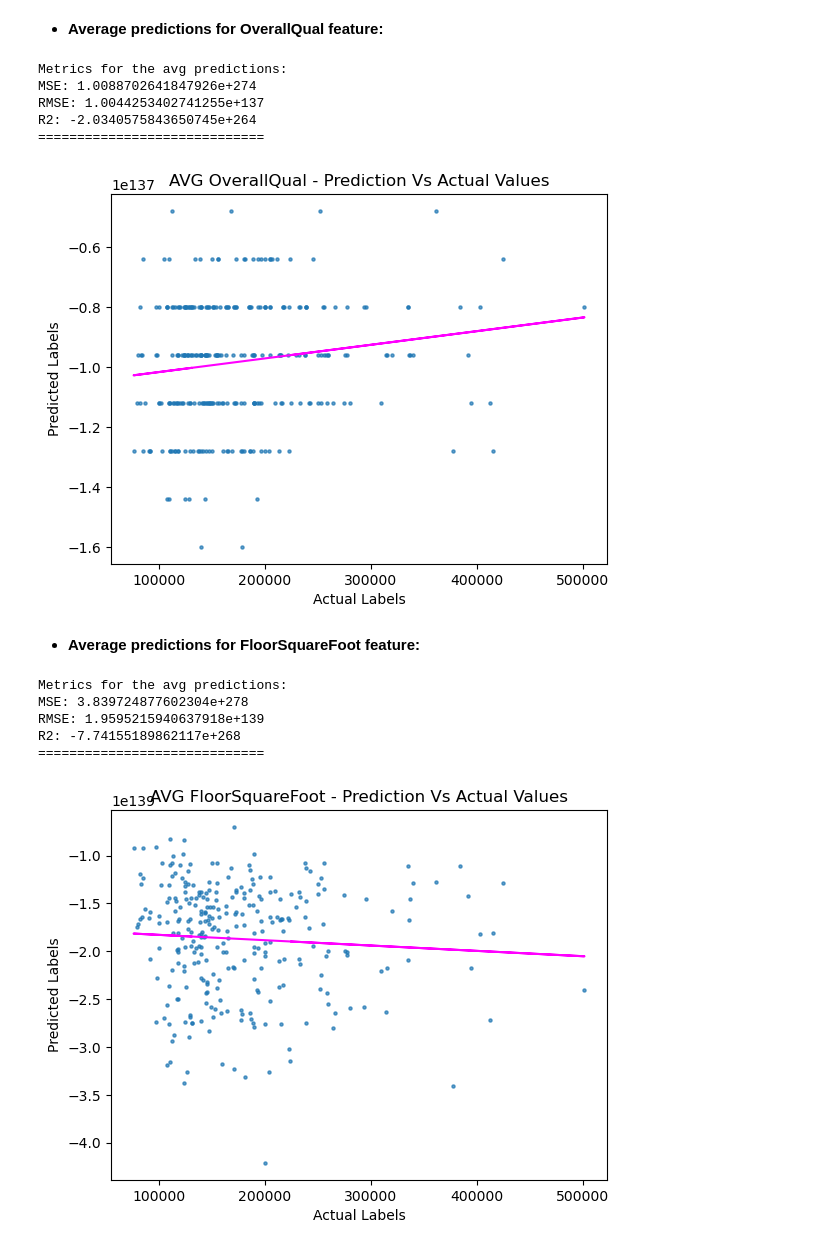
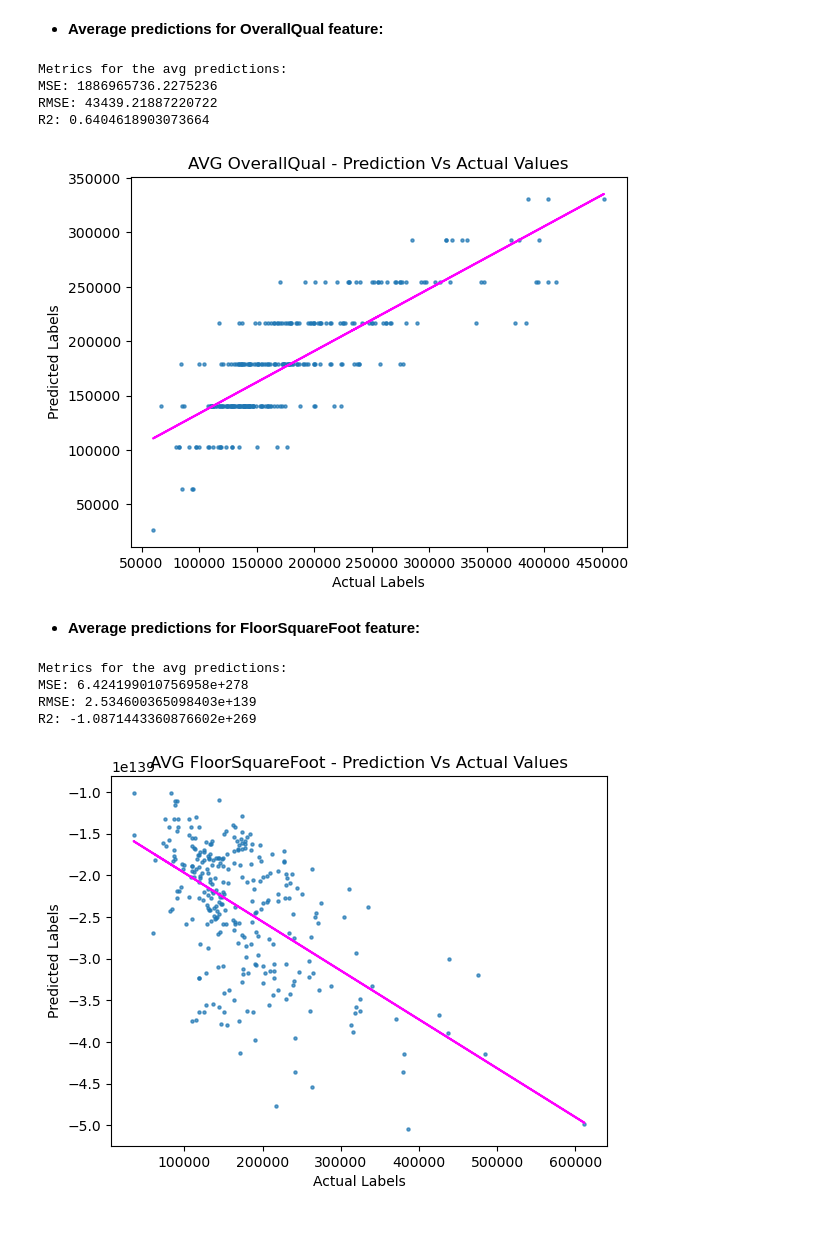
Before and after one commit to carlosopr/g-labs, a Jupyter notebook: project01/house_prices.ipynb, the cells around one changed output. Cells and saved outputs as stored; diff of their text form; code cells hidden in the pictures.

```diff
--- a/project01/house_prices.ipynb
+++ b/project01/house_prices.ipynb
@@ -177,5 +187,6 @@ X_train_f2, y_train, X_test_f2, y_test = preprocess.split_data(X_f2, y, 0.8)
 Training the model:
 # %%
 # Training the model with the data
-model_dict_f2, errors_f2 = model.train(X_train_f2, y_train, epochs=30, print_error_interval=10, alpha=0.01)
+model_f2 = CustomModel()
+model_dict_f2, errors_f2 = model_f2.train(X_train_f2, y_train_f2, epochs=TOTAL_EPOCHS, print_error_interval=ERROR_INTERVAL, alpha=LEARNING_RATE)
 # %% [output]
@@ -201,6 +212,6 @@ After training the model, we can use it to predict the sale price of houses usin
 
 For the **OverallQual** feature, we can predict and obtain error metrics as follows:
 # %%
-custom_predictions_f1 = model.predict_from_custom_model(model_dict_f1, X_test_f1, y_test)
+custom_predictions_f1 = model_f1.predict_from_custom_model(model_dict_f1, X_test_f1, y_test_f1)
 # %% [output]
 Metrics for the Custom Model:
@@ -250,13 +268,13 @@ Since we have trained our model and analyzed the data manually, we will now use
 For the **OverallQual** feature, we can predict and obtain error metrics as follows::
 # %%
 # Train the linear regression model
-skl_model_f1 = model.train_with_skl(X_train_f1, y_train)
+skl_model_f1 = model_f1.train_with_skl(X_train_f1, y_train_f1)
 
 # Get the predictions
-skl_predictions_f1 = model.predict_from_skl_model(skl_model_f1, X_test_f1, y_test)
+skl_predictions_f1 = model_f1.predict_from_skl_model(skl_model_f1, X_test_f1, y_test_f1)
 
 # Plot for the feature OverallQual
-DataPlotter.plot_predictions(skl_predictions_f1,y_test, title="OverallQual - Prediction Vs Actual Values")
+DataPlotter.plot_predictions(skl_predictions_f1,y_test_f1, title="OverallQual - Prediction Vs Actual Values")
 # %% [output]
 Trained!
 Metrics for the Scikit-learn Model:
@@ -269,13 +286,13 @@ R2: 0.5796686701885518
 For the **FloorSquareFoot**:
 # %%
 # Train the linear regression model
-skl_model_f2 = model.train_with_skl(X_train_f2, y_train)
+skl_model_f2 = model_f2.train_with_skl(X_train_f2, y_train_f2)
 
 # Get the predictions
-skl_predictions_f2 = model.predict_from_skl_model(skl_model_f2, X_test_f2, y_test)
+skl_predictions_f2 = model_f2.predict_from_skl_model(skl_model_f2, X_test_f2, y_test_f2)
 
 # Plot for the feature OverallQual
-DataPlotter.plot_predictions(skl_predictions_f2,y_test, title="FloorSquareFoot - Prediction Vs Actual Values")
+DataPlotter.plot_predictions(skl_predictions_f2,y_test_f2, title="FloorSquareFoot - Prediction Vs Actual Values")
 # %% [output]
 Trained!
 Metrics for the Scikit-learn Model:
@@ -292,30 +308,28 @@ After obtaining the predicted values from both the manual and scikit-learn model
 * **Average predictions for OverallQual feature:**
 # %%
 # Average for the OverallQual feature
-avg_predictions_f1 = model.evaluate_models(custom_predictions_f1, skl_predictions_f1, y_test)
+avg_predictions_f1 = model.evaluate_models(custom_predictions_f1, skl_predictions_f1, y_test_f1)
 
-DataPlotter.plot_predictions(avg_predictions_f1,y_test, title="AVG OverallQual - Prediction Vs Actual Values")
+DataPlotter.plot_predictions(avg_predictions_f1,y_test_f1, title="AVG OverallQual - Prediction Vs Actual Values")
 # %% [output]
 Metrics for the avg predictions:
-MSE: 1.0088702641847926e+274
-RMSE: 1.0044253402741255e+137
-R2: -2.0340575843650745e+264
-=============================
+MSE: 1886965736.2275236
+RMSE: 43439.21887220722
+R2: 0.6404618903073664
-[figure, old version]
+[figure, new version]
 # %% [markdown]
 * **Average predictions for FloorSquareFoot feature:**
 # %%
 # Average for the OverallQual feature
-avg_predictions_f2 = model.evaluate_models(custom_predictions_f2, skl_predictions_f2, y_test)
+avg_predictions_f2 = model.evaluate_models(custom_predictions_f2, skl_predictions_f2, y_test_f2)
 
-DataPlotter.plot_predictions(avg_predictions_f2,y_test, title="AVG FloorSquareFoot - Prediction Vs Actual Values")
+DataPlotter.plot_predictions(avg_predictions_f2,y_test_f2, title="AVG FloorSquareFoot - Prediction Vs Actual Values")
 # %% [output]
 Metrics for the avg predictions:
-MSE: 3.839724877602304e+278
-RMSE: 1.9595215940637918e+139
-R2: -7.74155189862117e+268
-=============================
+MSE: 6.424199010756958e+278
+RMSE: 2.534600365098403e+139
+R2: -1.0871443360876602e+269
-[figure, old version]
+[figure, new version]
 # %% [markdown]
 ### **Conclusion**
 
```
Also changed, not shown: parts of 21 cells of this notebook, 1 other file.
